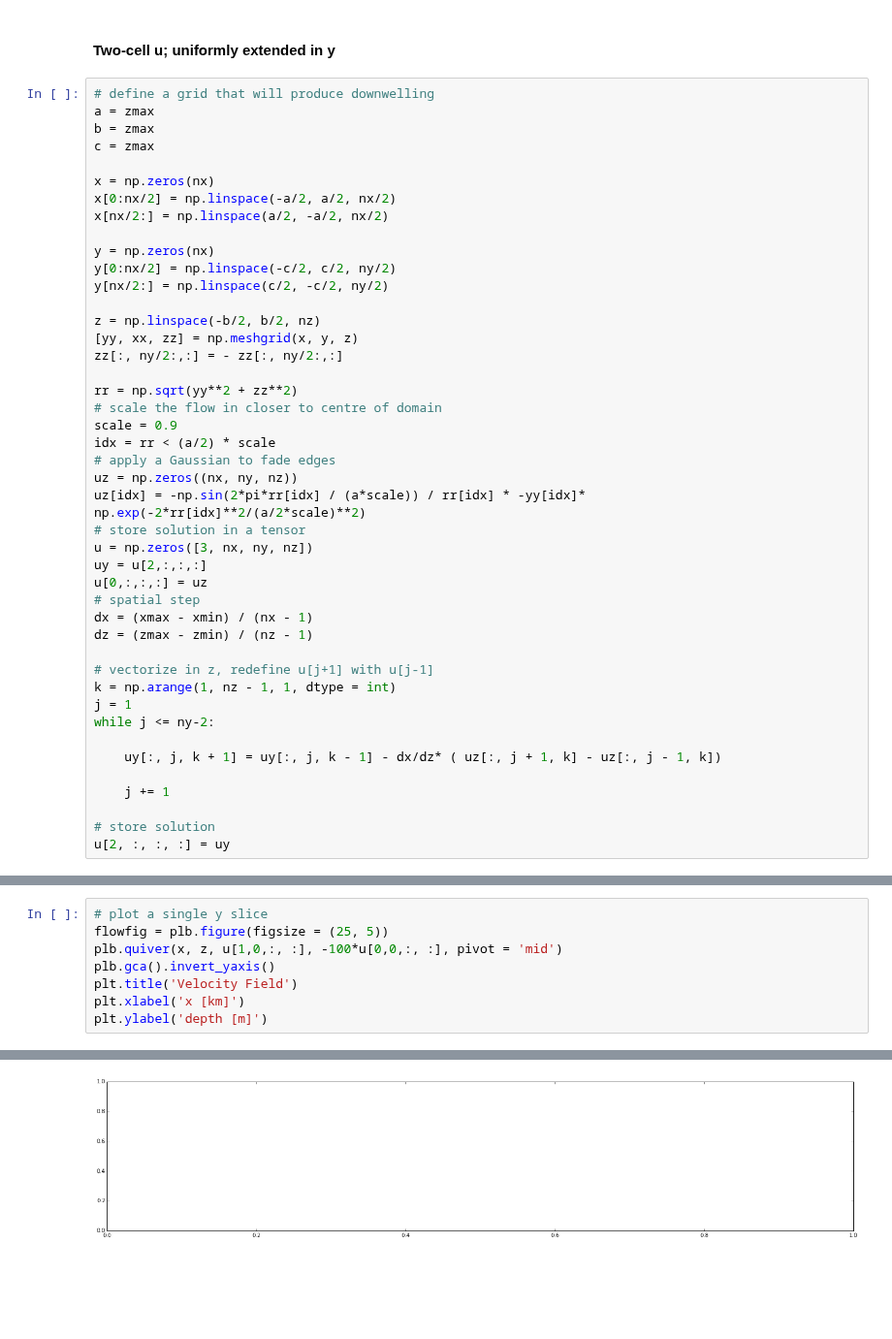
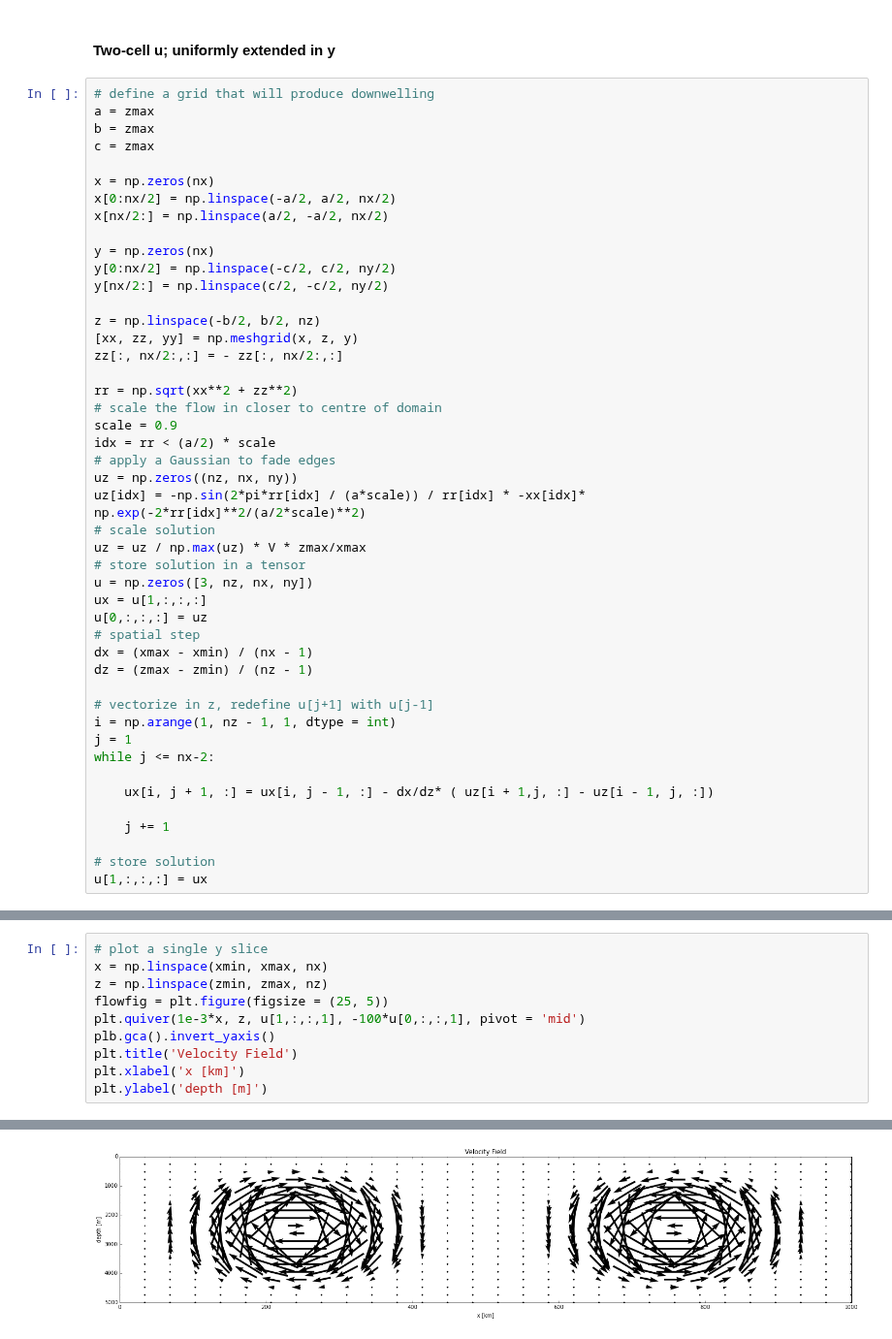
Before and after one commit to UBC-MOAD/pa-th-simple, a Jupyter notebook: prelim-model/Evaluation of 3D centred velocity - Step 1.ipynb, the cells around one changed output, grey strips where cells are left out. Shown at 97% size. Drawn from its saved outputs; the diff is of its cells as text; blank space fills up the shorter version.

```diff
--- a/prelim-model/Evaluation of 3D centred velocity - Step 1.ipynb
+++ b/prelim-model/Evaluation of 3D centred velocity - Step 1.ipynb
@@ -170,32 +172,34 @@ y[0:nx/2] = np.linspace(-c/2, c/2, ny/2)
 y[nx/2:] = np.linspace(c/2, -c/2, ny/2)
 
 z = np.linspace(-b/2, b/2, nz)
-[yy, xx, zz] = np.meshgrid(x, y, z)
-zz[:, ny/2:,:] = - zz[:, ny/2:,:]
+[xx, zz, yy] = np.meshgrid(x, z, y)
+zz[:, nx/2:,:] = - zz[:, nx/2:,:]
 
-rr = np.sqrt(yy**2 + zz**2)
+rr = np.sqrt(xx**2 + zz**2)
 # scale the flow in closer to centre of domain
 scale = 0.9
 idx = rr < (a/2) * scale
 # apply a Gaussian to fade edges
-uz = np.zeros((nx, ny, nz))
-uz[idx] = -np.sin(2*pi*rr[idx] / (a*scale)) / rr[idx] * -yy[idx]* np.exp(-2*rr[idx]**2/(a/2*scale)**2)
+uz = np.zeros((nz, nx, ny))
+uz[idx] = -np.sin(2*pi*rr[idx] / (a*scale)) / rr[idx] * -xx[idx]* np.exp(-2*rr[idx]**2/(a/2*scale)**2)
+# scale solution
+uz = uz / np.max(uz) * V * zmax/xmax
 # store solution in a tensor
-u = np.zeros([3, nx, ny, nz])
-uy = u[2,:,:,:]
+u = np.zeros([3, nz, nx, ny])
+ux = u[1,:,:,:]
 u[0,:,:,:] = uz
 # spatial step
 dx = (xmax - xmin) / (nx - 1)
 dz = (zmax - zmin) / (nz - 1)
 
 # vectorize in z, redefine u[j+1] with u[j-1]
-k = np.arange(1, nz - 1, 1, dtype = int)
+i = np.arange(1, nz - 1, 1, dtype = int)
 j = 1
-while j <= ny-2:
+while j <= nx-2:
 
-    uy[:, j, k + 1] = uy[:, j, k - 1] - dx/dz* ( uz[:, j + 1, k] - uz[:, j - 1, k])
+    ux[i, j + 1, :] = ux[i, j - 1, :] - dx/dz* ( uz[i + 1,j, :] - uz[i - 1, j, :])
 
     j += 1
 
 # store solution
-u[2, :, :, :] = uy
+u[1,:,:,:] = ux
@@ -270,7 +269,9 @@ print(diff)
 # %%
 # plot a single y slice
-flowfig = plb.figure(figsize = (25, 5))
-plb.quiver(x, z, u[1,0,:, :], -100*u[0,0,:, :], pivot = 'mid')
+x = np.linspace(xmin, xmax, nx)
+z = np.linspace(zmin, zmax, nz)
+flowfig = plt.figure(figsize = (25, 5))
+plt.quiver(1e-3*x, z, u[1,:,:,1], -100*u[0,:,:,1], pivot = 'mid')
 plb.gca().invert_yaxis()
 plt.title('Velocity Field')
 plt.xlabel('x [km]')
@@ -280 +281 @@ ValueError: all the input array dimensions except for the concatenation axis mus
-[figure, old version]
+[figure, new version]
```
Also changed, not shown: parts of 10 cells of this notebook, 1 other file.
